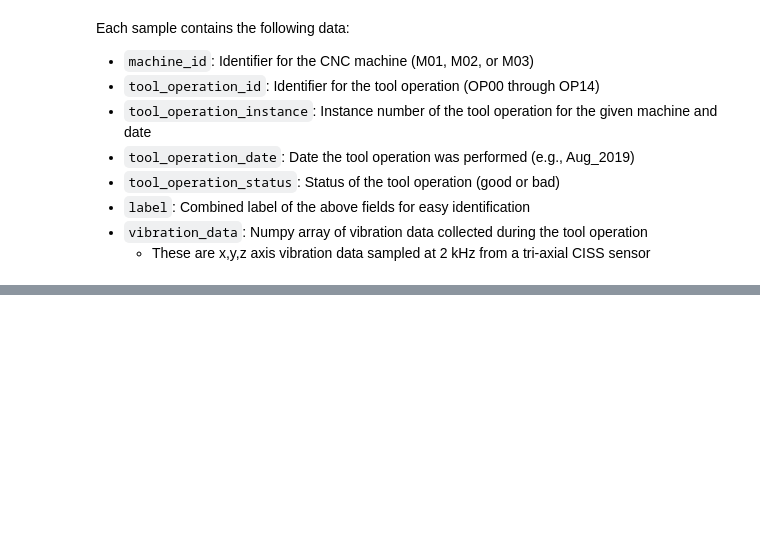
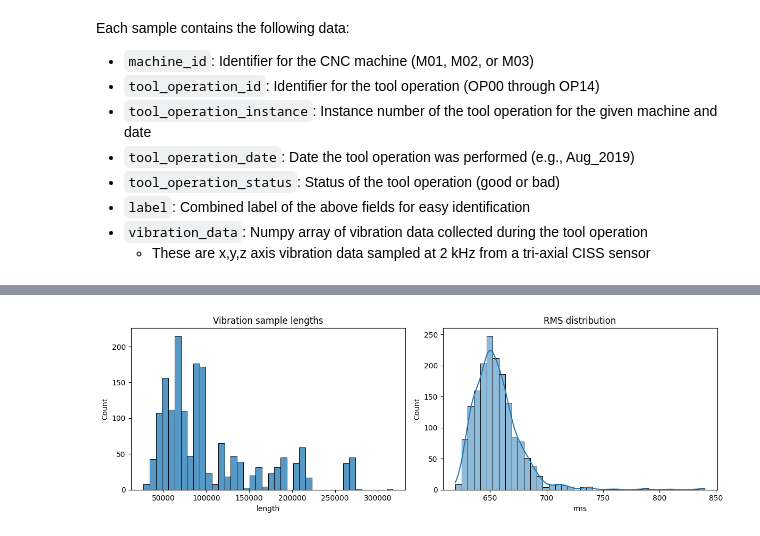
Before and after one commit to NolanRobbins/AAI-530-Final-Project, a Jupyter notebook: notebooks/cnc-predictive-maintenance.ipynb, the cells around one changed output, grey strips where cells are left out. Cells and saved outputs as stored; diff of their text form; code cells hidden in the pictures; blank space fills up the shorter version.

```diff
--- a/notebooks/cnc-predictive-maintenance.ipynb
+++ b/notebooks/cnc-predictive-maintenance.ipynb
@@ -126,0 +218,13 @@ data_loader_utils.plot_vibration_data(bad_row["vibration_data"], label=bad_row["
+# %%
+# Distribution plots for length and RMS
+plt.figure(figsize=(12,4))
+plt.subplot(1,2,1)
+sns.histplot(df['length'], bins=40, kde=False)
+plt.title('Vibration sample lengths')
+plt.subplot(1,2,2)
+sns.histplot(df['rms'], bins=40, kde=True)
+plt.title('RMS distribution')
+plt.tight_layout()
+plt.show()
+# %% [output]
+[figure, added]
```
Also changed, not shown: parts of 13 cells of this notebook.
